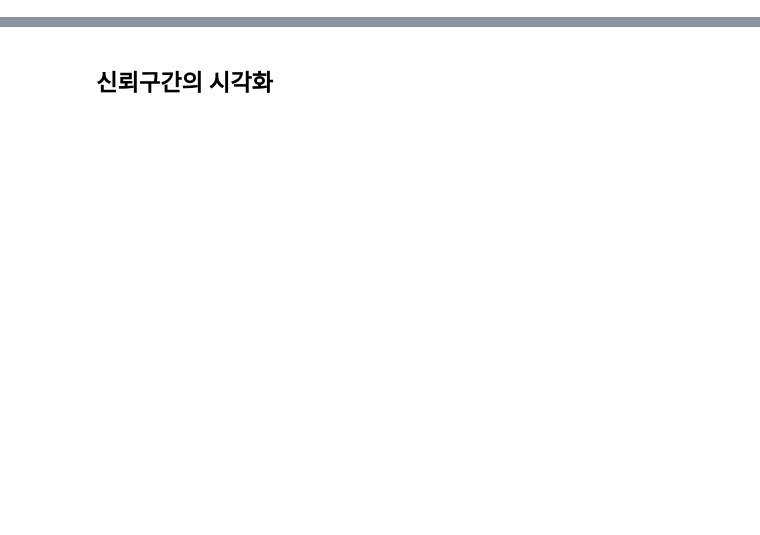
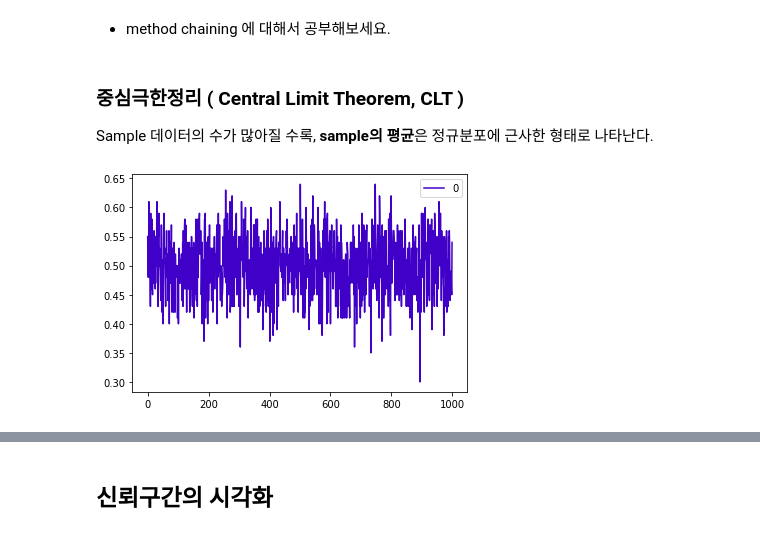
Before and after one commit to ttogle918/ds-zip, a Jupyter notebook: n123-confidence-intervals/n123-confidence-intervals.ipynb, the cells around one changed output, grey strips where cells are left out. Drawn from its saved outputs; the diff is of its cells as text; code cells hidden in the pictures; blank space fills up the shorter version.

```diff
--- a/n123-confidence-intervals/n123-confidence-intervals.ipynb
+++ b/n123-confidence-intervals/n123-confidence-intervals.ipynb
@@ -31,14 +0,0 @@
-# %%
-import numpy as np
-import matplotlib.pyplot as plt
-import pandas as pd
-
-sample_means = []
-
-for x in range(0,3000):
-  coinflips = np.random.binomial(n=1, p=.5, size=12) # Binomial 분포 데이터
-  one_sample = coinflips
-  sample_means.append(coinflips.mean())
-
-print(len(sample_means))
-print(pd.DataFrame(sample_means).describe())
@@ -69,14 +0,0 @@ plt.title('Distribution of 3000 sample means \n (of 12 coinflips each)');
-# %%
-sample_means_small = []
-sample_means_large = []
-
-for x in range(0,3000):
-  coinflips_small = np.random.binomial(n=1, p=.5, size=20)
-  coinflips_large = np.random.binomial(n=1, p=.5, size=100)
-  one_small_sample = coinflips_small
-  one_small_large = coinflips_large
-  sample_means_small.append(coinflips_small.mean())
-  sample_means_large.append(coinflips_large.mean())
-
-print(len(sample_means_small))
-print(sample_means_small[0:10])
@@ -123,0 +71,16 @@ confidence_interval([1,2,3,1,2,3,1,2,3])
+# %% [markdown]
+- method chaining 에 대해서 공부해보세요.
+# %% [markdown]
+### 중심극한정리 ( Central Limit Theorem, CLT )
+
+Sample 데이터의 수가 많아질 수록, **sample의 평균**은 정규분포에 근사한 형태로 나타난다.
+# %%
+sample_means = []
+
+for x in range(0, 1000):
+  coinflips = np.random.binomial(n = 1, p = 0.5, size = 100) # binomial distribution
+  sample_means.append(coinflips.mean())
+
+pd.DataFrame(sample_means).plot(color = '#4000c7');
+# %% [output]
+[figure, added]
```
Also changed, not shown: parts of 44 cells of this notebook, 8 other files.
